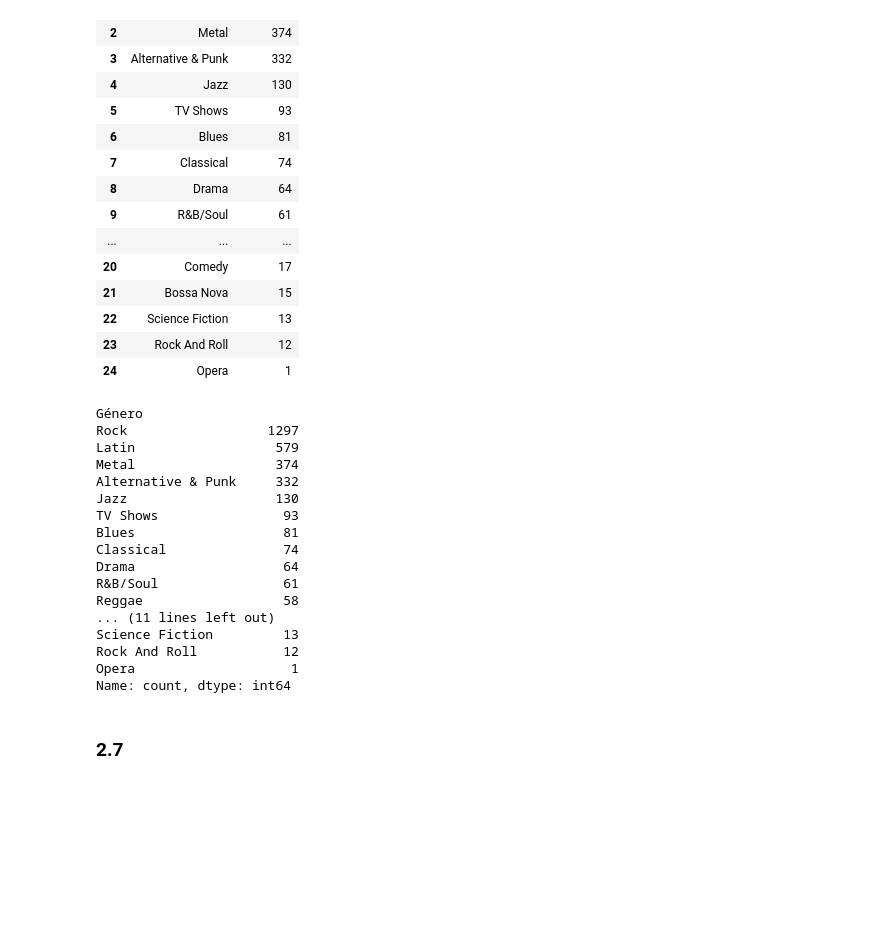
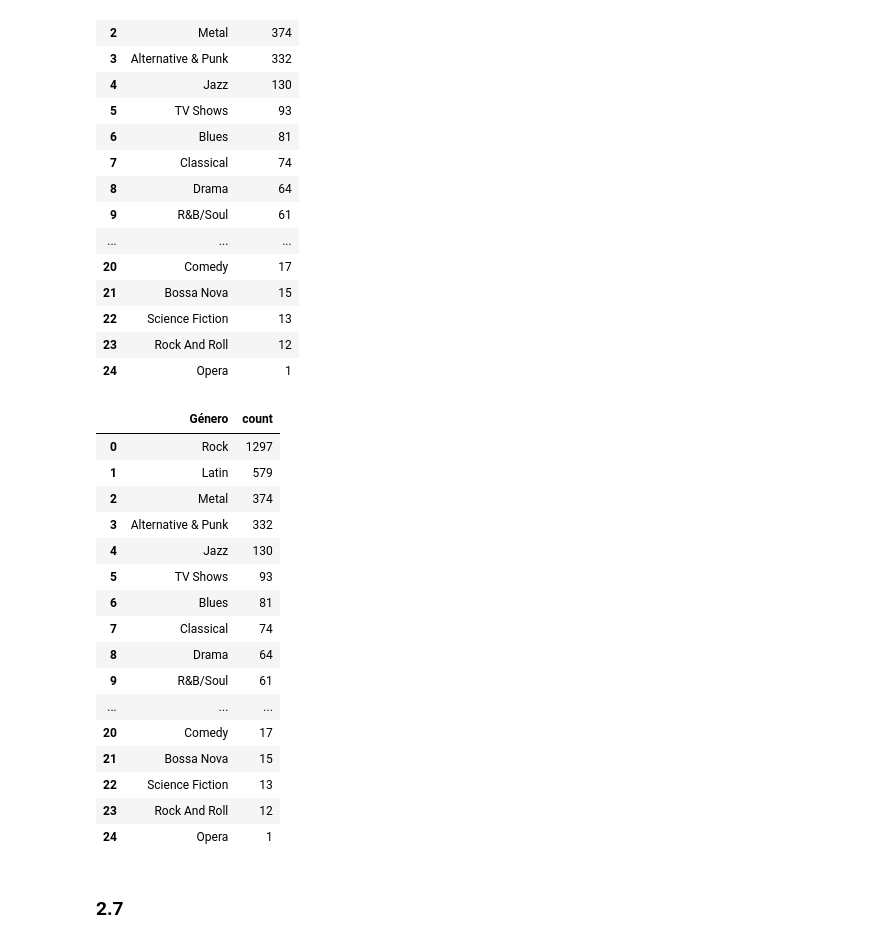
Before and after one commit to ANG112/ONLINE_DS_THEBRIDGE_ALFONSO_NIETO, a Jupyter notebook: 03_Analisis_de_Datos/Sprint_06/Unidad_01/Practica_Obligatoria/18_Practica_Obligatoria_SQL.ipynb, the cells around one changed output. Saved outputs shown, nothing was run; the diff lists cells and outputs as text; code cells hidden in the pictures; blank space fills up the shorter version.

```diff
--- a/03_Analisis_de_Datos/Sprint_06/Unidad_01/Practica_Obligatoria/18_Practica_Obligatoria_SQL.ipynb
+++ b/03_Analisis_de_Datos/Sprint_06/Unidad_01/Practica_Obligatoria/18_Practica_Obligatoria_SQL.ipynb
@@ -472,25 +471,25 @@ sql_query(query)
 | 24 | Opera | 1 |
 # %%
 # Pandas
-df_join["Género"].value_counts(ascending=False)
+df_join["Género"].value_counts(ascending=False).reset_index()
 # %% [output]
-Género
-Rock                  1297
-Latin                  579
-Metal                  374
-Alternative & Punk     332
-Jazz                   130
-TV Shows                93
-Blues                   81
-Classical               74
-Drama                   64
-R&B/Soul                61
-Reggae                  58
-... (11 lines left out)
-Science Fiction         13
-Rock And Roll           12
-Opera                    1
-Name: count, dtype: int64
+|  | Género | count |
+| 0 | Rock | 1297 |
+| 1 | Latin | 579 |
+| 2 | Metal | 374 |
+| 3 | Alternative & Punk | 332 |
+| 4 | Jazz | 130 |
+| 5 | TV Shows | 93 |
+| 6 | Blues | 81 |
+| 7 | Classical | 74 |
+| 8 | Drama | 64 |
+| 9 | R&B/Soul | 61 |
+| ... | ... | ... |
+| 20 | Comedy | 17 |
+| 21 | Bossa Nova | 15 |
+| 22 | Science Fiction | 13 |
+| 23 | Rock And Roll | 12 |
+| 24 | Opera | 1 |
 # %% [markdown]
 ### 2.7
 # %% [markdown]
```
Also changed, not shown: parts of 3 cells of this notebook.
